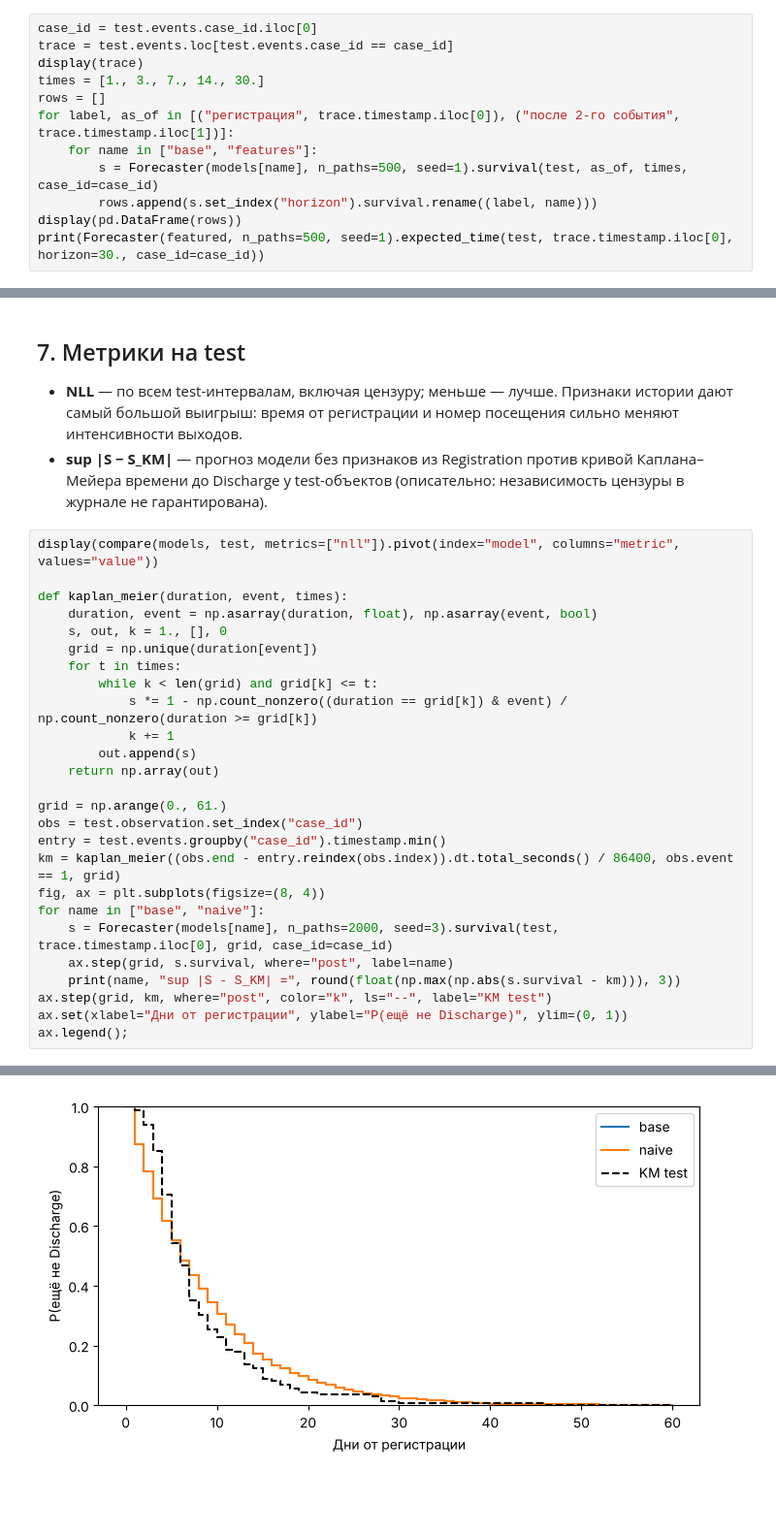
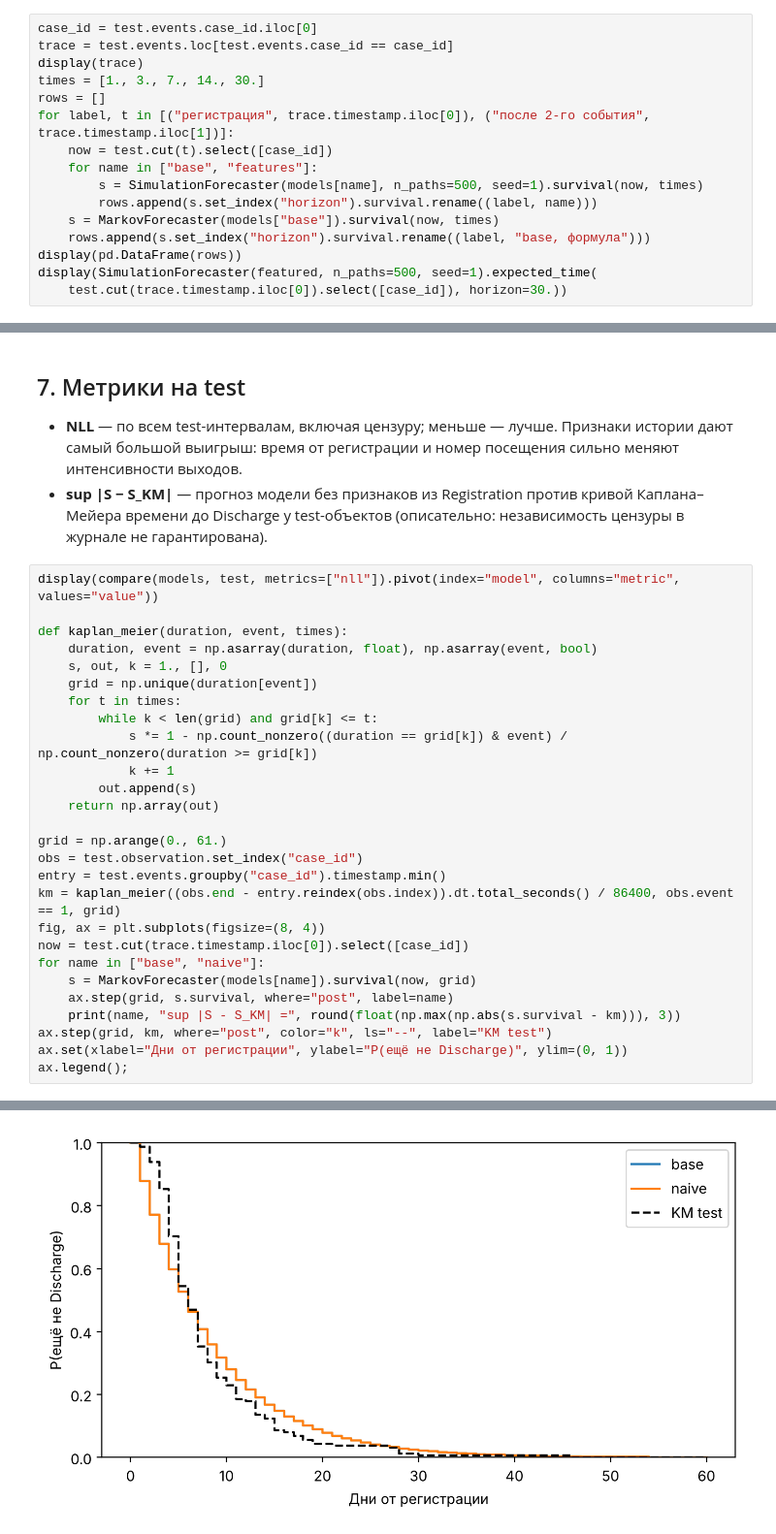
Before and after one commit to iuliivasilev/SurvivalProcessMining, a Jupyter notebook: dima/petri_net_time_estimation_sepsis.ipynb, the cells around one changed output, grey strips where cells are left out. Shown at 97% size. Saved outputs shown, nothing was run; the diff lists cells and outputs as text; blank space fills up the shorter version.

```diff
--- a/dima/petri_net_time_estimation_sepsis.ipynb
+++ b/dima/petri_net_time_estimation_sepsis.ipynb
@@ -209,12 +211,16 @@ trace = test.events.loc[test.events.case_id == case_id]
 display(trace)
 times = [1., 3., 7., 14., 30.]
 rows = []
-for label, as_of in [("регистрация", trace.timestamp.iloc[0]), ("после 2-го события", trace.timestamp.iloc[1])]:
+for label, t in [("регистрация", trace.timestamp.iloc[0]), ("после 2-го события", trace.timestamp.iloc[1])]:
+    now = test.cut(t).select([case_id])
     for name in ["base", "features"]:
-        s = Forecaster(models[name], n_paths=500, seed=1).survival(test, as_of, times, case_id=case_id)
+        s = SimulationForecaster(models[name], n_paths=500, seed=1).survival(now, times)
         rows.append(s.set_index("horizon").survival.rename((label, name)))
+    s = MarkovForecaster(models["base"]).survival(now, times)
+    rows.append(s.set_index("horizon").survival.rename((label, "base, формула")))
 display(pd.DataFrame(rows))
-print(Forecaster(featured, n_paths=500, seed=1).expected_time(test, trace.timestamp.iloc[0], horizon=30., case_id=case_id))
+display(SimulationForecaster(featured, n_paths=500, seed=1).expected_time(
+    test.cut(trace.timestamp.iloc[0]).select([case_id]), horizon=30.))
 # %% [output]
 |  | case_id | activity | timestamp |
 | 6624 | UP | Registration | 2014-05-16 08:01:26+00:00 |
@@ -256,8 +265,9 @@ obs = test.observation.set_index("case_id")
 entry = test.events.groupby("case_id").timestamp.min()
 km = kaplan_meier((obs.end - entry.reindex(obs.index)).dt.total_seconds() / 86400, obs.event == 1, grid)
 fig, ax = plt.subplots(figsize=(8, 4))
+now = test.cut(trace.timestamp.iloc[0]).select([case_id])
 for name in ["base", "naive"]:
-    s = Forecaster(models[name], n_paths=2000, seed=3).survival(test, trace.timestamp.iloc[0], grid, case_id=case_id)
+    s = MarkovForecaster(models[name]).survival(now, grid)
     ax.step(grid, s.survival, where="post", label=name)
     print(name, "sup |S - S_KM| =", round(float(np.max(np.abs(s.survival - km))), 3))
 ax.step(grid, km, where="post", color="k", ls="--", label="KM test")
@@ -275 +285 @@ naive sup |S - S_KM| = 0.161
-[figure, old version]
+[figure, new version]
```
Also changed, not shown: parts of 5 cells of this notebook, 29 other files.
